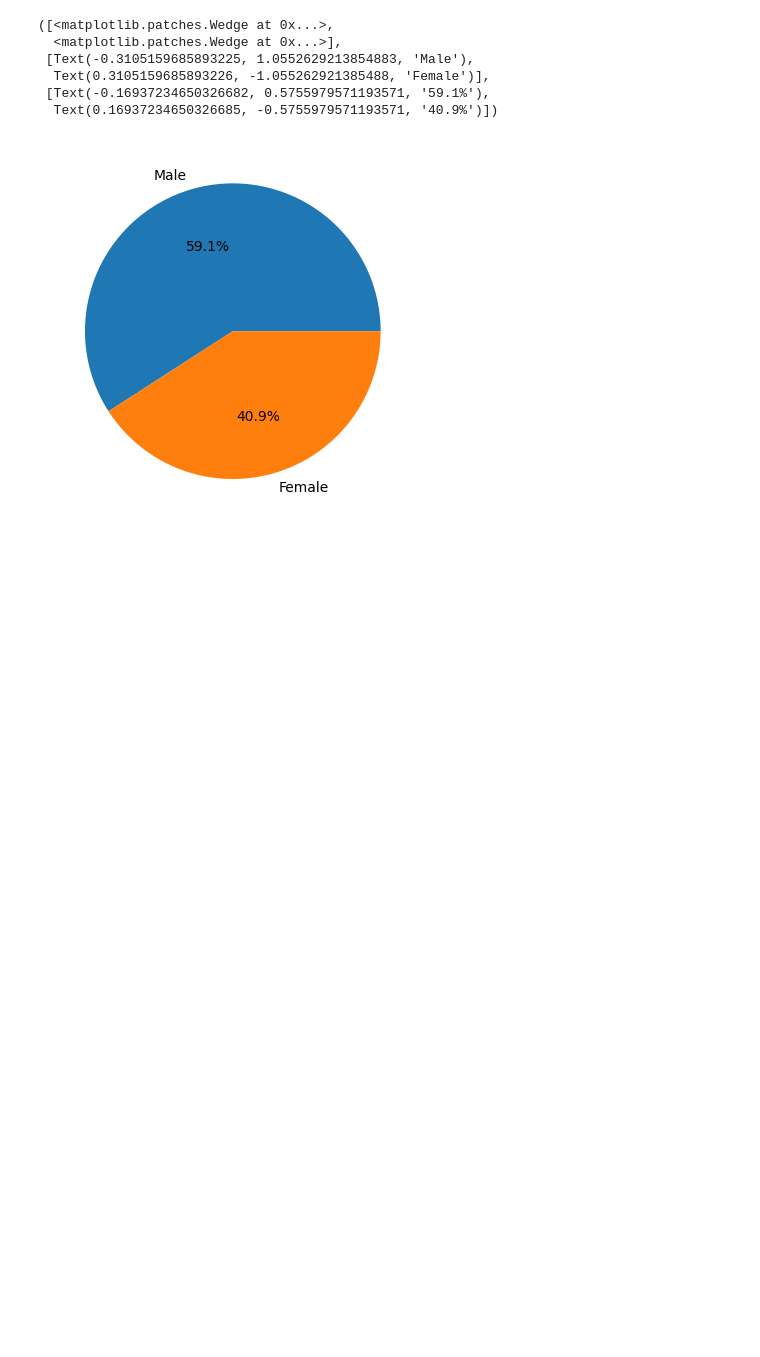
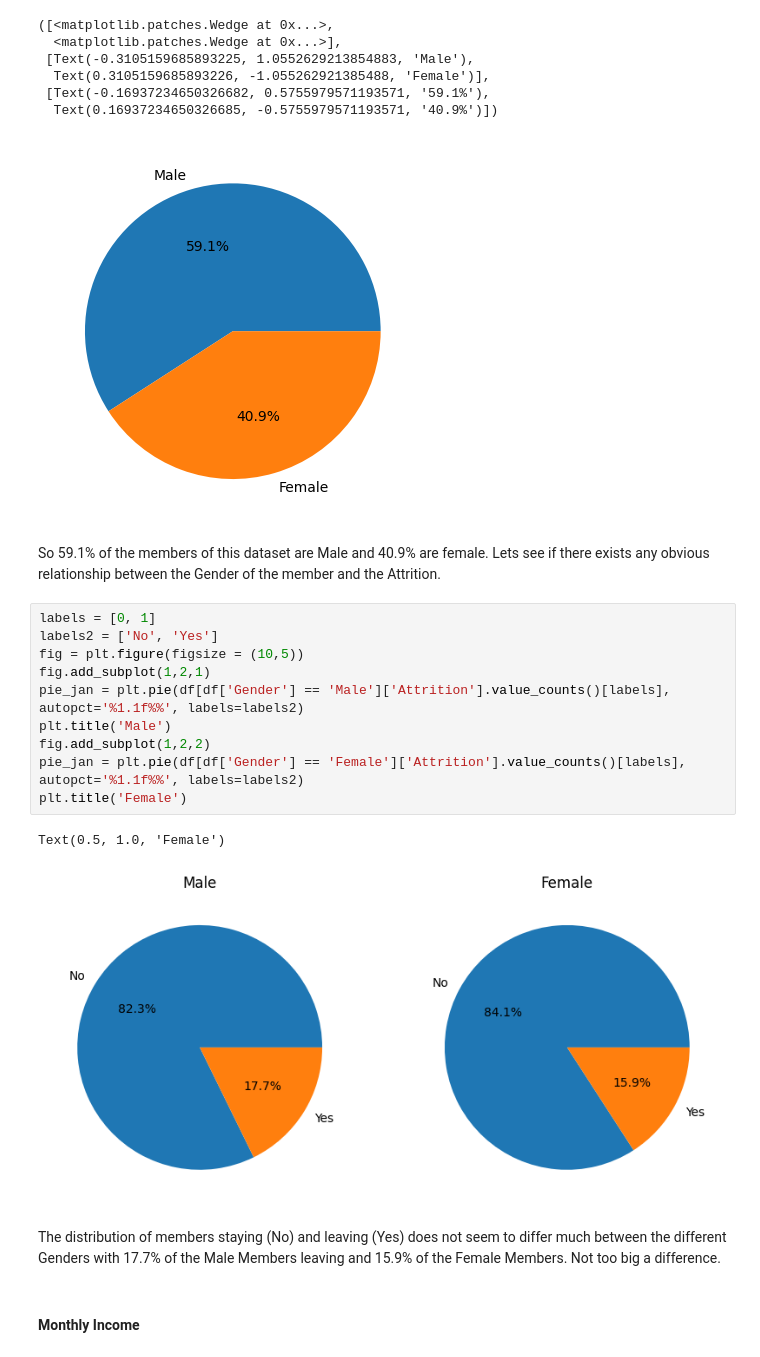
Before and after one commit to Anglesofdeath/attrition-data-science-project, a Jupyter notebook: eda.ipynb, the cells around one changed output. Drawn from its saved outputs; the diff is of its cells as text; blank space fills up the shorter version.

```diff
--- a/eda.ipynb
+++ b/eda.ipynb
@@ -586,3 +586,22 @@ plt.pie(df['Gender'].value_counts(), autopct='%1.1f%%', labels=['Male', 'Female'
  [Text(-0.16937234650326682, 0.5755979571193571, '59.1%'),
   Text(0.16937234650326685, -0.5755979571193571, '40.9%')])
 [figure]
+# %% [markdown]
+So 59.1% of the members of this dataset are Male and 40.9% are female. Lets see if there exists any obvious relationship between the Gender of the member and the Attrition.
+# %%
+labels = [0, 1]
+labels2 = ['No', 'Yes']
+fig = plt.figure(figsize = (10,5))
+fig.add_subplot(1,2,1)
+pie_jan = plt.pie(df[df['Gender'] == 'Male']['Attrition'].value_counts()[labels], autopct='%1.1f%%', labels=labels2)
+plt.title('Male')
+fig.add_subplot(1,2,2)
+pie_jan = plt.pie(df[df['Gender'] == 'Female']['Attrition'].value_counts()[labels], autopct='%1.1f%%', labels=labels2)
+plt.title('Female')
+# %% [output]
+Text(0.5, 1.0, 'Female')
+[figure, added]
+# %% [markdown]
+The distribution of members staying (No) and leaving (Yes) does not seem to differ much between the different Genders with 17.7% of the Male Members leaving and 15.9% of the Female Members. Not too big a difference.
+# %% [markdown]
+#### Monthly Income
```
Also changed, not shown: parts of 21 cells of this notebook.
